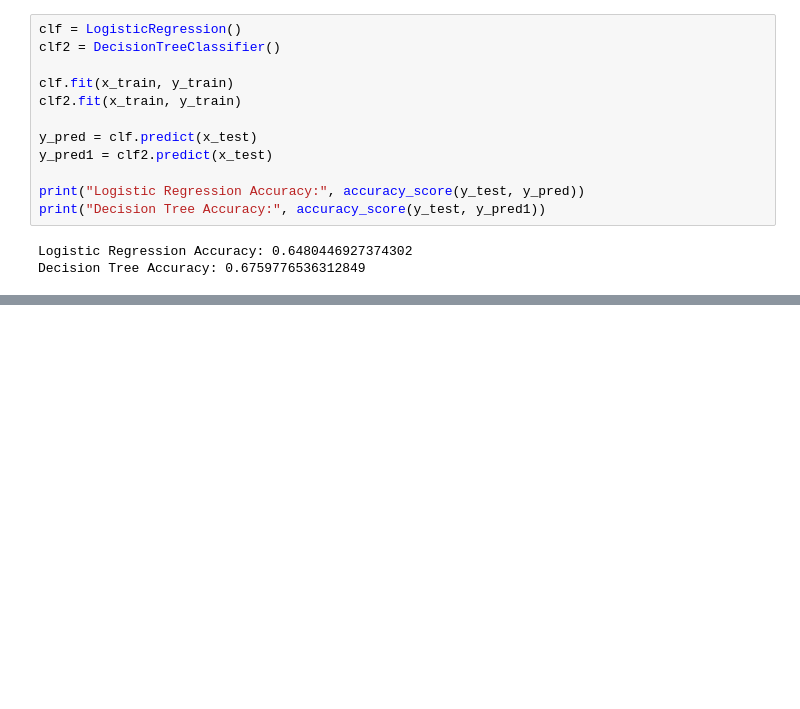
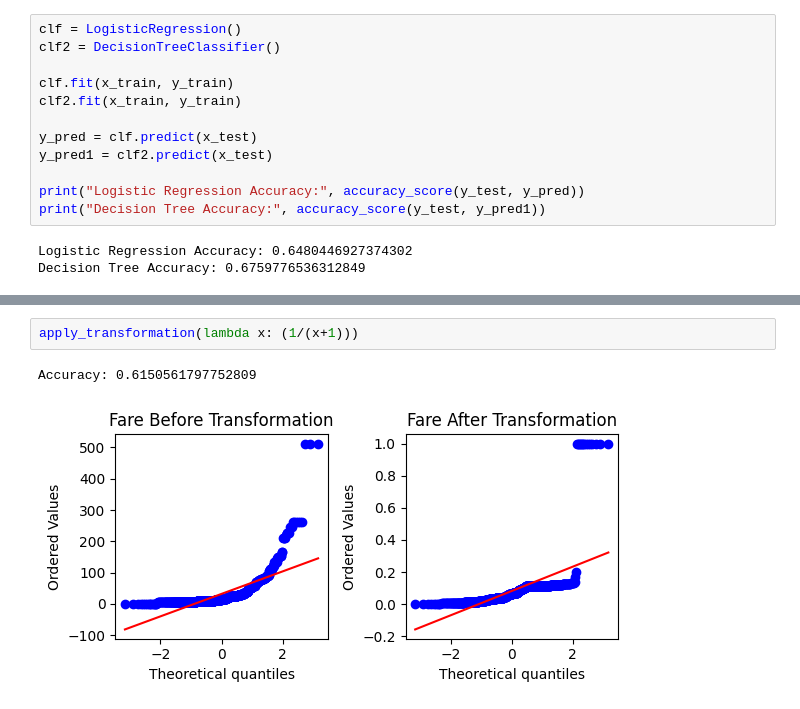
Before and after one commit to Veyn-cmd/CampusX_Sir-ML-Playlist, a Jupyter notebook: TIT.ipynb, the cells around one changed output, grey strips where cells are left out. Cells and saved outputs as stored; diff of their text form; blank space fills up the shorter version.

```diff
--- a/TIT.ipynb
+++ b/TIT.ipynb
@@ -144,0 +224,5 @@ print
+# %%
+apply_transformation(lambda x: (1/(x+1)))
+# %% [output]
+Accuracy: 0.6150561797752809
+[figure, added]
```
Also changed, not shown: parts of 10 cells of this notebook.
